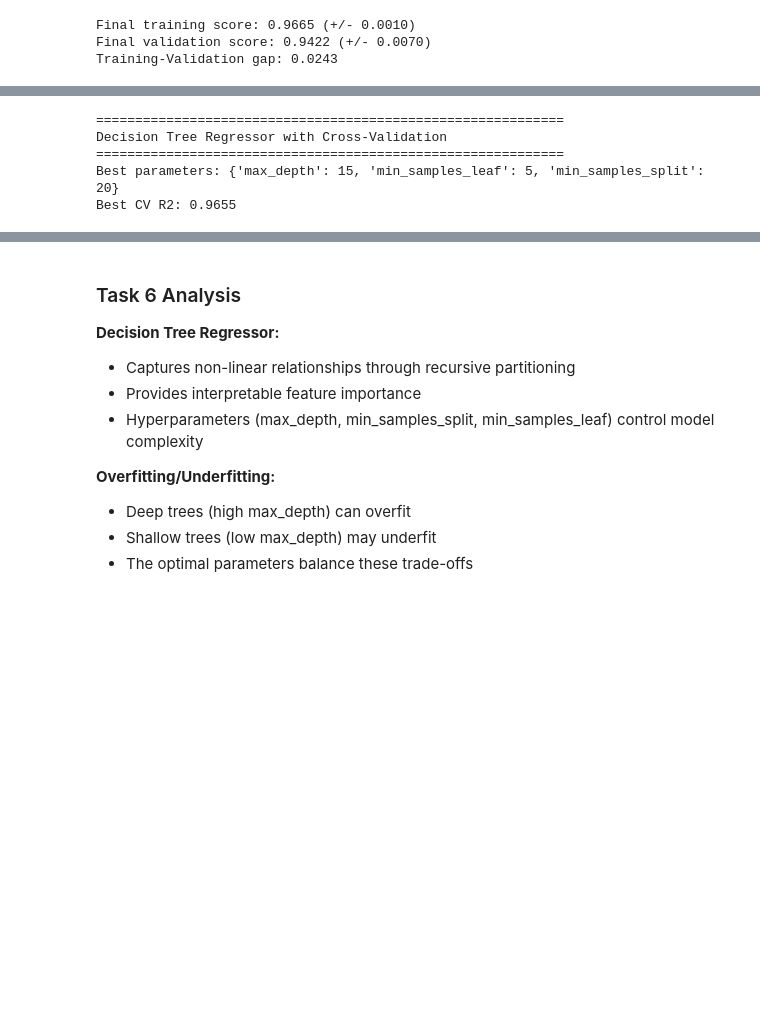
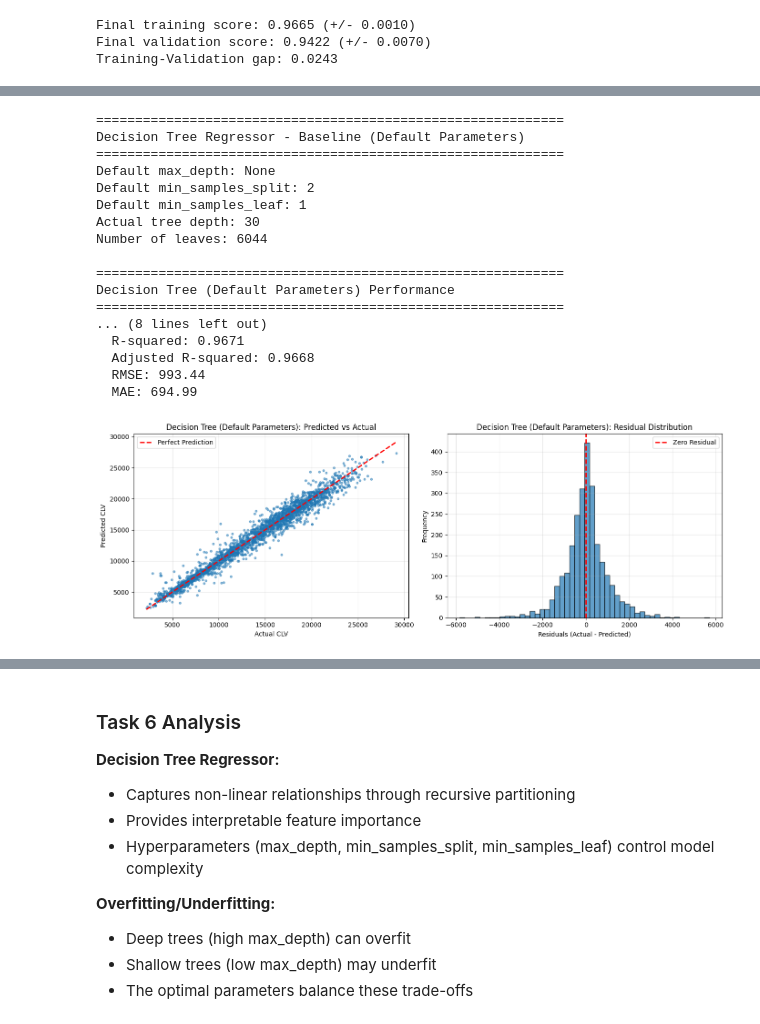
Before and after one commit to nncsimo/DSML2526, a Jupyter notebook: Abgabe/Assignment_02_3214721.ipynb, the cells around one changed output, grey strips where cells are left out. Drawn from its saved outputs; the diff is of its cells as text; code cells hidden in the pictures; blank space fills up the shorter version.

```diff
--- a/Abgabe/Assignment_02_3214721.ipynb
+++ b/Abgabe/Assignment_02_3214721.ipynb
@@ -1105,6 +1109,9 @@ We apply regularization techniques (Elastic Net) to optimize the best-performing
 
 Elastic net is a middle ground between Ridge Regression (shrinks coefficients but keeps all features) and Lasso Regression (can shrink coefficients to zero, performing feature selection). The regularization term is a simple mix of both Ridge and Lasso’s regularization terms, with the mix ration r to control whether the regression acts more like Ridge (r = 0) or Lasso (r = 1). We are going to choose r = 0,5 as a start.
 # %%
+# save results
+advanced_model_results = []
+
 # Elastic Net Regression with existing Polynomial Degree 2 - Default Parameters
 print("\n" + "="*60)
 print("Elastic Net Regression - Polynomial Degree 2 (Default Parameters)")
@@ -1128,6 +1135,8 @@ elastic_net_poly2_default_metrics, elastic_net_poly2_default_pred = evaluate_mod
     elastic_net_poly2_default, X_train_poly_2, X_test_poly_2,
     y_train, y_test, "Elastic Net Poly-2 (Default: alpha=1.0, l1_ratio=0.5)"
 )
+
+advanced_model_results.append(elastic_net_poly2_default_metrics)
 # %% [output]
 ============================================================
 Elastic Net Regression - Polynomial Degree 2 (Default Parameters)
@@ -1160,22 +1189,22 @@ print("="*60)
 
 print(f"Features after polynomial transformation: {X_train_poly_2.shape[1]}")
 
+elastic_net_params = {
+    'alpha': [0.001, 0.01, 0.1, 1, 10, 100],
+    'l1_ratio': [0.1, 0.3, 0.5, 0.7, 0.9]  # 0=Ridge, 1=Lasso, 0.5=equal mix
+}
+
 n_features = X_train_poly_2.shape[1]
 adjusted_r2_scorer = make_scorer(
     lambda y_true, y_pred: adjusted_r2_score(y_true, y_pred, n_features),
     greater_is_better=True
 )
 
-elastic_net_params = {
-    'alpha': [0.001, 0.01, 0.1, 1, 10, 100],
-    'l1_ratio': [0.1, 0.3, 0.5, 0.7, 0.9]  # 0=Ridge, 1=Lasso, 0.5=equal mix
-}
-
 elastic_net_poly2_grid = GridSearchCV(
     ElasticNet(random_state=42, max_iter=10000),
     elastic_net_params,
     cv=5,
-    scoring='r2',
+    scoring=adjusted_r2_scorer,
     return_train_score=True,
     n_jobs=-1
 )
@@ -1192,6 +1221,8 @@ elastic_net_poly2_metrics, elastic_net_poly2_pred = evaluate_model(
     y_train, y_test,
     f"Elastic Net Poly-2 (alpha={elastic_net_poly2_grid.best_params_['alpha']}, l1_ratio={elastic_net_poly2_grid.best_params_['l1_ratio']})"
 )
+
+advanced_model_results.append(elastic_net_poly2_metrics)
 # %% [output]
 ============================================================
 Elastic Net Regression - Polynomial Degree 2 with Cross-Validation
@@ -1307,31 +1339,43 @@ Decision Tree Regressors can capture non-linear relationships and feature intera
 # %%
-# Decision Tree Regressor with GridSearchCV
+# Decision Tree Regressor - Baseline (Default Parameters)
 print("\n" + "="*60)
-print("Decision Tree Regressor with Cross-Validation")
+print("Decision Tree Regressor - Baseline (Default Parameters)")
 print("="*60)
 
-tree_params = {
-    'max_depth': [3, 5, 7, 10, 15, None],
-    'min_samples_split': [2, 5, 10, 20],
-    'min_samples_leaf': [1, 2, 5, 10]
-}
+# Create and train baseline decision tree with default parameters
+tree_baseline = DecisionTreeRegressor(random_state=RANDOM_STATE)
+tree_baseline.fit(X_train_processed, y_train)
 
-tree_grid = GridSearchCV(
-    DecisionTreeRegressor(random_state=RANDOM_STATE),
-    tree_params,
-    cv=5,
-    scoring='r2',
-    return_train_score=True,
-    n_jobs=-1
+print(f"Default max_depth: {tree_baseline.max_depth}")
+print(f"Default min_samples_split: {tree_baseline.min_samples_split}")
+print(f"Default min_samples_leaf: {tree_baseline.min_samples_leaf}")
+print(f"Actual tree depth: {tree_baseline.get_depth()}")
+print(f"Number of leaves: {tree_baseline.get_n_leaves()}")
+
+# Evaluate baseline model
+tree_baseline_metrics, tree_baseline_pred = evaluate_model(
+    tree_baseline, X_train_processed, X_test_processed,
+    y_train, y_test,
+    "Decision Tree (Default Parameters)"
 )
 
-tree_grid.fit(X_train_processed, y_train)
-
-print(f"Best parameters: {tree_grid.best_params_}")
-print(f"Best CV R2: {tree_grid.best_score_:.4f}")
+advanced_model_results.append(tree_baseline_metrics)
 # %% [output]
 ============================================================
-Decision Tree Regressor with Cross-Validation
+Decision Tree Regressor - Baseline (Default Parameters)
 ============================================================
-Best parameters: {'max_depth': 15, 'min_samples_leaf': 5, 'min_samples_split': 20}
-Best CV R2: 0.9655
+Default max_depth: None
+Default min_samples_split: 2
+Default min_samples_leaf: 1
+Actual tree depth: 30
+Number of leaves: 6044
+
+============================================================
+Decision Tree (Default Parameters) Performance
+============================================================
+... (8 lines left out)
+  R-squared: 0.9671
+  Adjusted R-squared: 0.9668
+  RMSE: 993.44
+  MAE: 694.99
+[figure, added]
```
Also changed, not shown: parts of 32 cells of this notebook.
